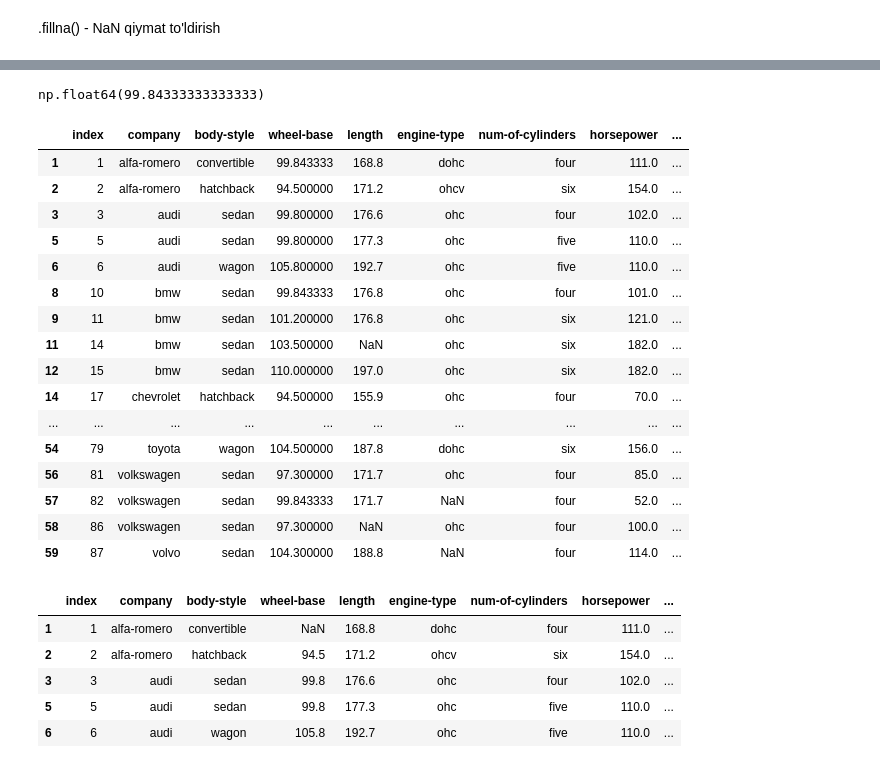
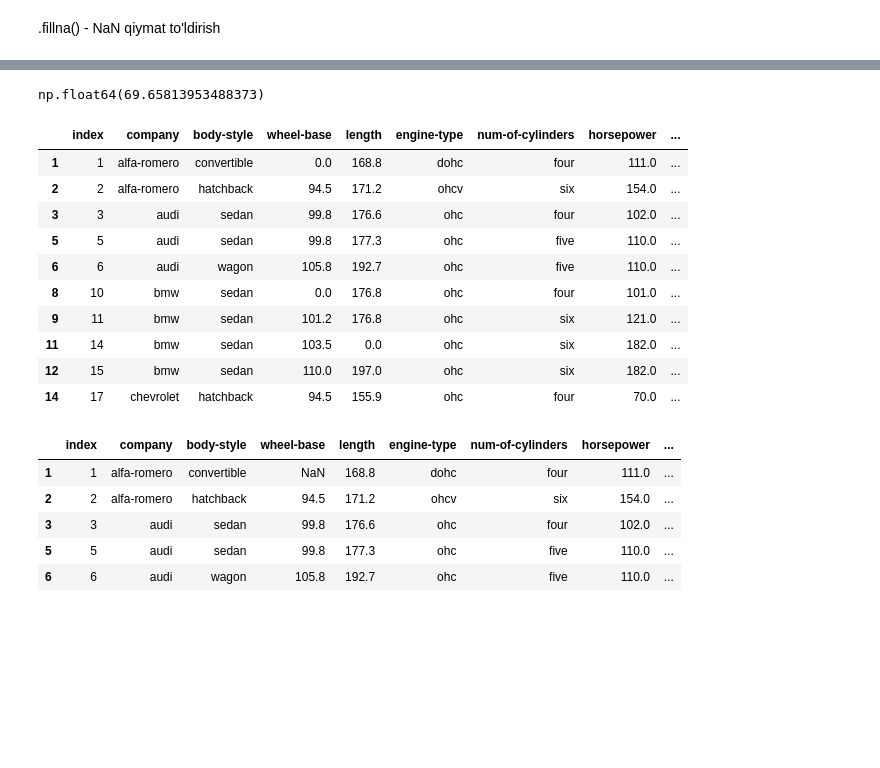
Before and after one commit to Muchee-ai/Data-preparation, a Jupyter notebook: Data-prep.ipynb, the cells around one changed output, grey strips where cells are left out. Cells and saved outputs as stored; diff of their text form; code cells hidden in the pictures; blank space fills up the shorter version.

```diff
--- a/Data-prep.ipynb
+++ b/Data-prep.ipynb
@@ -152,7 +153,8 @@ df.shape
 # %% [markdown]
 .fillna() - NaN qiymat to'ldirish
 # %%
-df.fillna(0) #barcha NaN qiymatlarni 0 bn to'ldirish
+df.fillna(0, inplace=True) #barcha NaN qiymatlarni 0 bn to'ldirish
+df.head()
 # %% [output]
 |  | index | company | body-style | wheel-base | length | engine-type | num-of-cylinders | horsepower | ... |
 | 1 | 1 | alfa-romero | convertible | 0.0 | 168.8 | dohc | four | 111.0 | ... |
@@ -194,27 +167,23 @@ df.fillna({'wheel-base':100}) #'wheel-base'ustunidagi NaN qiymatlarni 100ga teng
 # %%
+
 np.mean(df['wheel-base'])
 # %% [output]
-np.float64(99.84333333333333)
+np.float64(69.65813953488373)
 # %%
-df.fillna({'wheel-base':np.mean(df['wheel-base'])}) #ustundagi NaN qiymtlarni uni o'rta qiymati bn to'ldirish
+df.fillna({'wheel-base':np.mean(df['wheel-base'])}), 'inplace=True' #ustundagi NaN qiymtlarni uni o'rta qiymati bn to'ldirish
+df.head(10)
 # %% [output]
 |  | index | company | body-style | wheel-base | length | engine-type | num-of-cylinders | horsepower | ... |
-| 1 | 1 | alfa-romero | convertible | 99.843333 | 168.8 | dohc | four | 111.0 | ... |
-| 2 | 2 | alfa-romero | hatchback | 94.500000 | 171.2 | ohcv | six | 154.0 | ... |
-| 3 | 3 | audi | sedan | 99.800000 | 176.6 | ohc | four | 102.0 | ... |
-| 5 | 5 | audi | sedan | 99.800000 | 177.3 | ohc | five | 110.0 | ... |
-| 6 | 6 | audi | wagon | 105.800000 | 192.7 | ohc | five | 110.0 | ... |
-| 8 | 10 | bmw | sedan | 99.843333 | 176.8 | ohc | four | 101.0 | ... |
-| 9 | 11 | bmw | sedan | 101.200000 | 176.8 | ohc | six | 121.0 | ... |
-| 11 | 14 | bmw | sedan | 103.500000 | NaN | ohc | six | 182.0 | ... |
-| 12 | 15 | bmw | sedan | 110.000000 | 197.0 | ohc | six | 182.0 | ... |
-| 14 | 17 | chevrolet | hatchback | 94.500000 | 155.9 | ohc | four | 70.0 | ... |
-| ... | ... | ... | ... | ... | ... | ... | ... | ... | ... |
-| 54 | 79 | toyota | wagon | 104.500000 | 187.8 | dohc | six | 156.0 | ... |
-| 56 | 81 | volkswagen | sedan | 97.300000 | 171.7 | ohc | four | 85.0 | ... |
-| 57 | 82 | volkswagen | sedan | 99.843333 | 171.7 | NaN | four | 52.0 | ... |
-| 58 | 86 | volkswagen | sedan | 97.300000 | NaN | ohc | four | 100.0 | ... |
-| 59 | 87 | volvo | sedan | 104.300000 | 188.8 | NaN | four | 114.0 | ... |
+| 1 | 1 | alfa-romero | convertible | 0.0 | 168.8 | dohc | four | 111.0 | ... |
+| 2 | 2 | alfa-romero | hatchback | 94.5 | 171.2 | ohcv | six | 154.0 | ... |
+| 3 | 3 | audi | sedan | 99.8 | 176.6 | ohc | four | 102.0 | ... |
+| 5 | 5 | audi | sedan | 99.8 | 177.3 | ohc | five | 110.0 | ... |
+| 6 | 6 | audi | wagon | 105.8 | 192.7 | ohc | five | 110.0 | ... |
+| 8 | 10 | bmw | sedan | 0.0 | 176.8 | ohc | four | 101.0 | ... |
+| 9 | 11 | bmw | sedan | 101.2 | 176.8 | ohc | six | 121.0 | ... |
+| 11 | 14 | bmw | sedan | 103.5 | 0.0 | ohc | six | 182.0 | ... |
+| 12 | 15 | bmw | sedan | 110.0 | 197.0 | ohc | six | 182.0 | ... |
+| 14 | 17 | chevrolet | hatchback | 94.5 | 155.9 | ohc | four | 70.0 | ... |
 # %%
 df.head()
 # %% [output]
```
Also changed, not shown: parts of 7 cells of this notebook.
